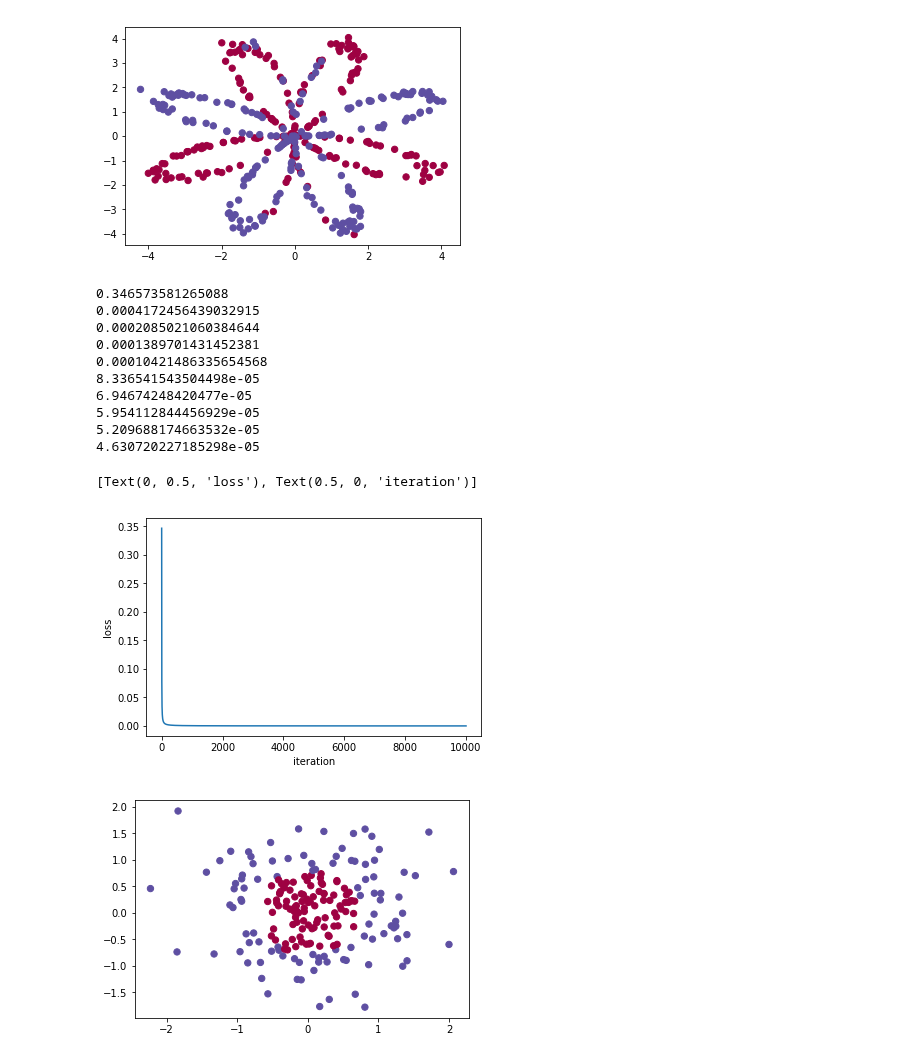
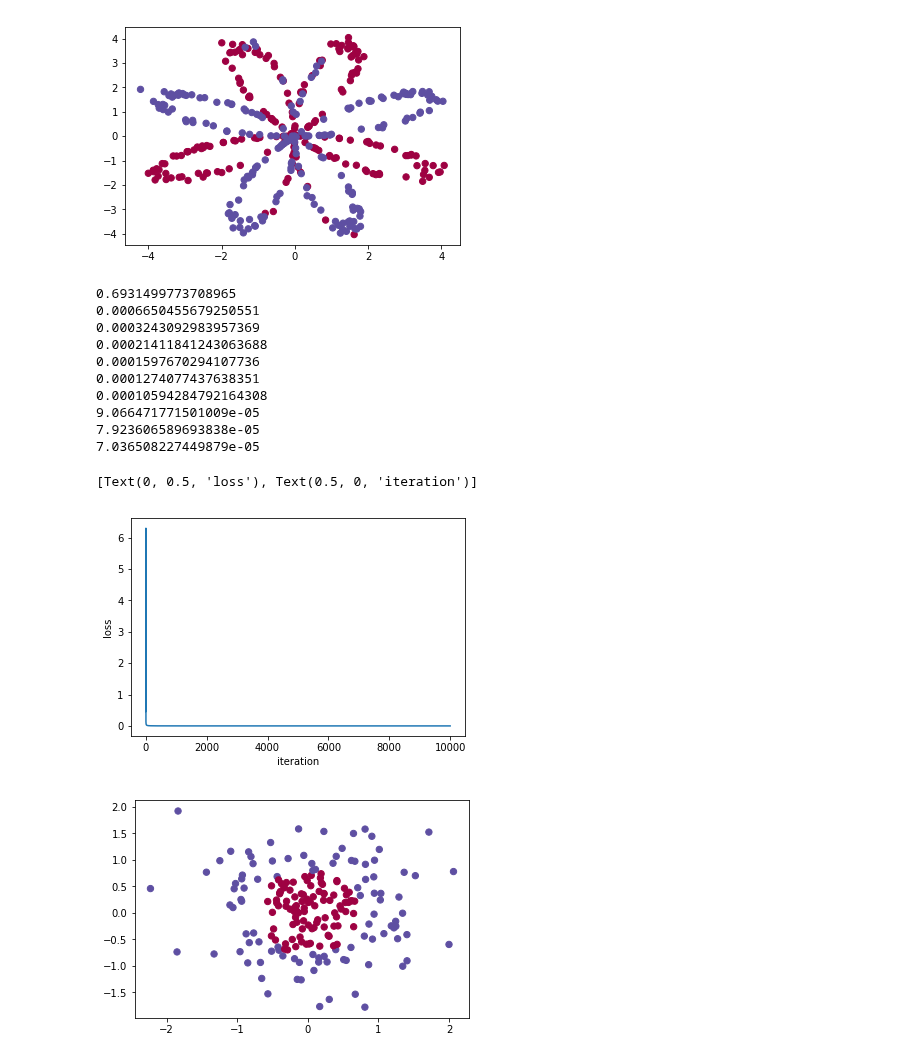
Before and after one commit to zetongqi/machine-learning-demos, a Jupyter notebook: deep_neural_networks_oop.ipynb, the cells around one changed output. Cells and saved outputs as stored; diff of their text form; code cells hidden in the pictures.

```diff
--- a/deep_neural_networks_oop.ipynb
+++ b/deep_neural_networks_oop.ipynb
@@ -45,13 +45,13 @@ def backward_propagation_tanh(dzl, wl, zl, al_1):
     dzl_1 = dal_1 * (1-al_1)
     return dzl_1, dwl, dbl
 # %%
-def backward_propagation(dal, wl, zl, al_1, act):
+def backward_propagation(dzl, wl, zl, al_1, act):
     if act == "sigmoid":
-        return backward_propagation_sigmoid(dal, wl, zl, al_1)
+        return backward_propagation_sigmoid(dzl, wl, zl, al_1)
     elif act == "relu":
-        return backward_propagation_relu(dal, wl, zl, al_1)
+        return backward_propagation_relu(dzl, wl, zl, al_1)
     else:
-        return backward_propagation_tanh(dal, wl, zl, al_1)
+        return backward_propagation_tanh(dzl, wl, zl, al_1)
 # %%
 class fully_connected:
     def __init__(self, shape, activation):
@@ -136,28 +136,28 @@ plt.scatter(X[0, :], X[1, :],c=Y.reshape(Y.shape[-1]), s=40, cmap=plt.cm.Spectra
 [figure]
 # %%
 np.random.seed(1)
-layers = [fully_connected((4, 2), "relu"), fully_connected((3, 4), "relu"), fully_connected((1, 3), "sigmoid")]
+layers = [fully_connected((4, 2), "sigmoid"), fully_connected((3, 4), "sigmoid"), fully_connected((1, 3), "sigmoid")]
 
 net = network()
 net.layers = layers
 
 losses = net.train(X, Y, 10000, 1.2)
 fig, ax = plt.subplots()
 ax.plot(range(10000), losses)
 ax.set(xlabel='iteration', ylabel='loss')
 # %% [output]
-0.346573581265088
-0.0004172456439032915
-0.0002085021060384644
-0.0001389701431452381
-0.00010421486335654568
-8.336541543504498e-05
-6.94674248420477e-05
-5.954112844456929e-05
-5.209688174663532e-05
-4.630720227185298e-05
+0.6931499773708965
+0.0006650455679250551
+0.0003243092983957369
+0.00021411841243063688
+0.0001597670294107736
+0.0001274077437638351
+0.00010594284792164308
+9.066471771501009e-05
+7.923606589693838e-05
+7.036508227449879e-05
 [Text(0, 0.5, 'loss'), Text(0.5, 0, 'iteration')]
-[figure, old version]
+[figure, new version]
 # %%
 import sklearn
 import sklearn.datasets
```
